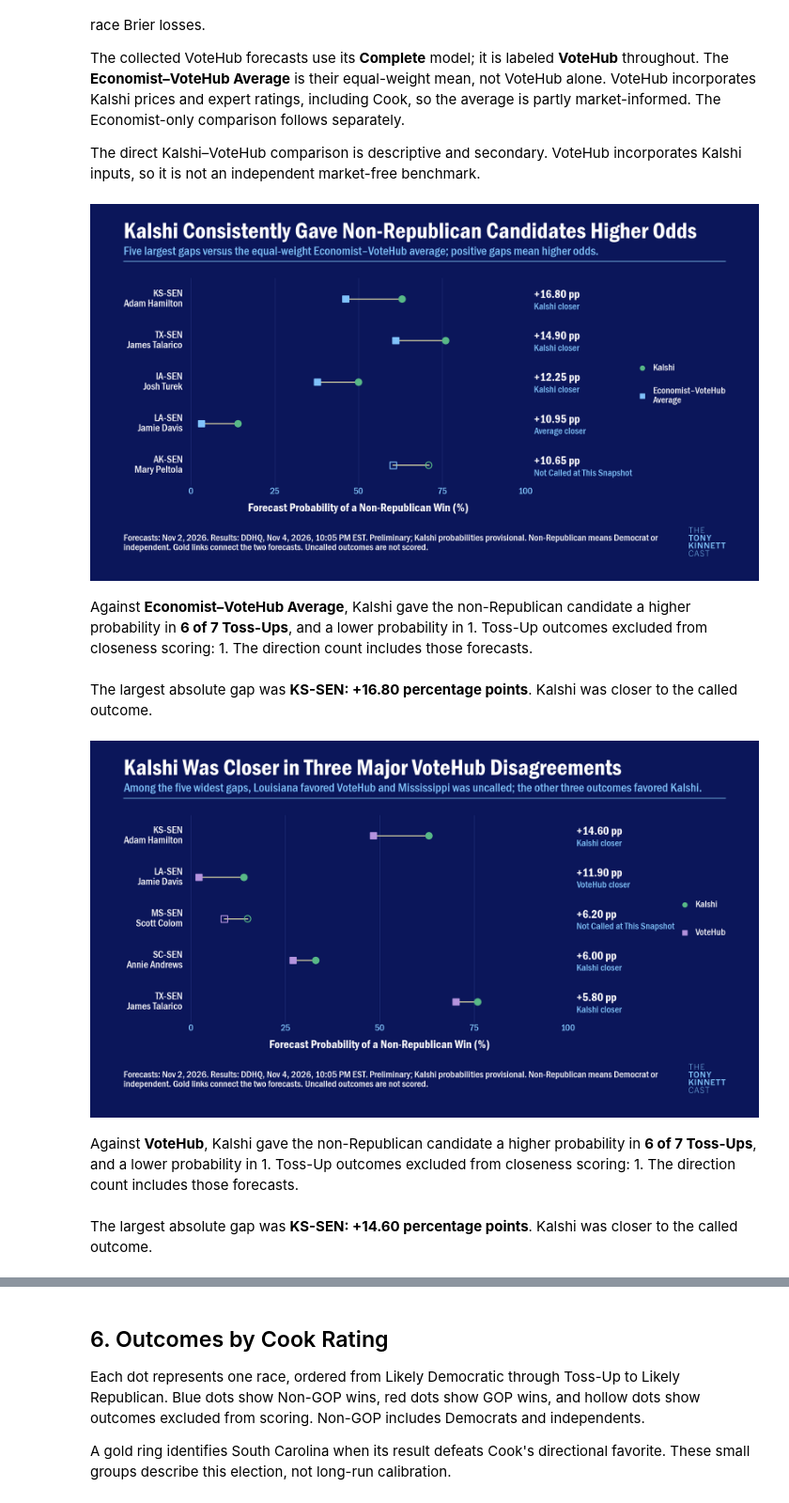
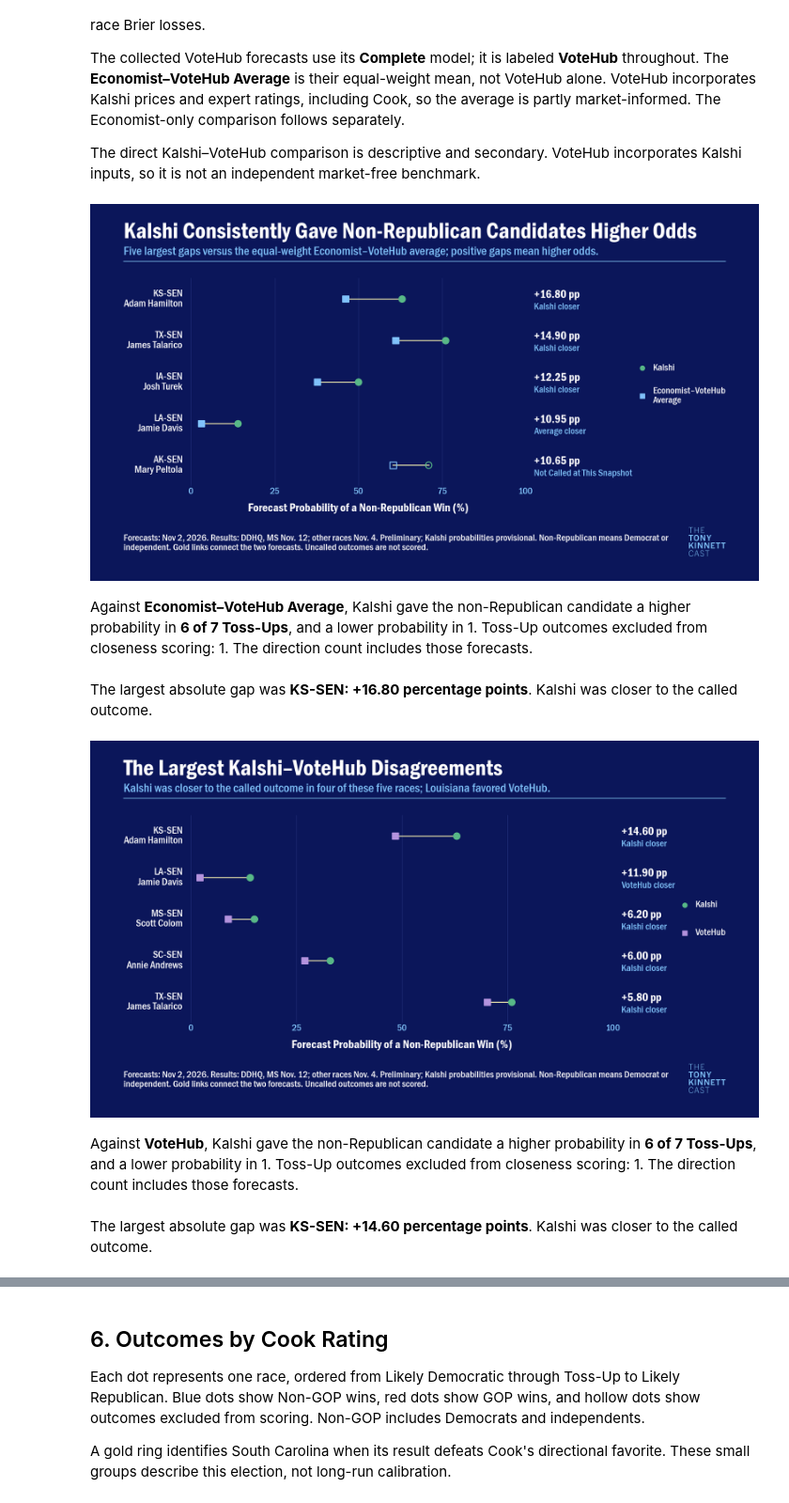
Before and after one commit to Daniel-Elmore/election-2026-markets-vs-forecasts, a Jupyter notebook: notebooks/01_congress_scorecard.ipynb, the cells around one changed output, grey strips where cells are left out. Shown at 94% size. Drawn from its saved outputs; the diff is of its cells as text; code cells hidden in the pictures.

Commit message:
Update November 12 results and refine analysis graphics

```diff
--- a/notebooks/01_congress_scorecard.ipynb
+++ b/notebooks/01_congress_scorecard.ipynb
@@ -79,7 +79,8 @@ def capture(chamber):
 def footer(detail, chamber='Senate', kalshi=True):
     status = 'SYNTHETIC TEST OUTCOMES — NOT ELECTION FINDINGS' if synthetic else 'Preliminary; Kalshi probabilities provisional' if kalshi else 'Preliminary'
     source = 'software fixture' if synthetic else 'DDHQ'
-    return f'Forecasts: Nov 2, 2026. Results: {source}, {capture(chamber)}. {status}. {detail}'
+    result_date = data.manifest.get('senate_result_label', capture(chamber)) if chamber == 'Senate' else capture(chamber)
+    return f'Forecasts: Nov 2, 2026. Results: {source}, {result_date}. {status}. {detail}'
 
 def text(cv, x, y, value, px=32, color='white', ha='left', role='body', va='center'):
     left, bottom, right, top = cv.plot_rect
@@ -130,6 +131,8 @@ def export_chart(cv, name, frame):
 say('**SYNTHETIC SOFTWARE FIXTURE — invented outcomes, not election findings.**' if synthetic else '**Preliminary results.** Only verified DDHQ calls are used for outcome comparisons.')
 say(f"**Forecasts:** November 2, 2026. **Senate capture:** {capture('Senate')}. **House capture:** {capture('House')}. **Snapshot:** `{snapshot_label}`.")
 say(f"**Coverage:** {int(senate.call_eligible.sum())} of {len(senate)} Senate races eligible; {int(select_sample(senate, 'non_solid').call_eligible.sum())} of {len(select_sample(senate, 'non_solid'))} races eligible among Cook's Likely, Lean and Toss-Up ratings. " + ('Excluded races: ' + ', '.join(senate.index[~senate.call_eligible]) + '.' if (~senate.call_eligible).any() else 'No Senate races are excluded.'))
+for qualification in data.manifest.get('qualifications', []):
+    print(qualification)
 save_table(pd.DataFrame([metadata]), 'snapshot')
 save_table(
     senate.loc[
@@ -403,9 +414,11 @@ if len(comparison):
     pages = (len(comparison) + 7) // 8
     for page in range(pages):
         frame = comparison.iloc[page * 8:(page + 1) * 8]
-        shared_surprise = all((winner_probs[source].idxmin() == 'SC-SEN' for source in comparison_sources))
+        lowest_races = [winner_probs[source].idxmin() for source in comparison_sources]
+        shared_surprise = len(set(lowest_races)) == 1
+        surprise_race = lowest_races[0] if shared_surprise else None
         cv = make_canvas(
-            "South Carolina Was Everyone's Biggest Surprise" if shared_surprise else 'The Biggest Surprises Across the Forecasts',
+            f"{winner_probs.loc[surprise_race, 'winner']} Was Every Source's Biggest Surprise" if shared_surprise else 'The Biggest Surprises Across the Forecasts',
             subtitle='Each percentage is the chance a source gave the eventual winner; lower means a bigger surprise.' + (f' Page {page + 1}/{pages}.' if pages > 1 else ''),
             source=footer(f"Winners from each source's five lowest probabilities, including ties, among {len(winner_probs)} eligible races. Cook is excluded."),
         )
@@ -433,8 +446,8 @@ if len(comparison):
         rule(cv, 0.89)
         row_positions = np.linspace(0.8, 0.06, len(frame)) if len(frame) > 1 else [0.5]
         for index, (y, row) in enumerate(zip(row_positions, frame.itertuples(index=False))):
-            is_sc = row.race_id == 'SC-SEN'
-            if is_sc:
+            is_shared_surprise = row.race_id == surprise_race
+            if is_shared_surprise:
                 x0, y0, x1, y1 = cv.plot_rect
                 row_top = 0.89 - 6 * cv.scale / (y1 - y0) if index == 0 else (row_positions[index - 1] + y) / 2
                 row_bottom = 0 if index == len(frame) - 1 else (y + row_positions[index + 1]) / 2
@@ -462,7 +475,7 @@ if len(comparison):
                     zorder=0.2,
                 ))
             text(cv, 0.015, y, row.race_id, px=32, role='emphasis')
-            text(cv, 0.14, y, row.winner, px=32, role='emphasis' if is_sc else 'body')
+            text(cv, 0.14, y, row.winner, px=32, role='emphasis' if is_shared_surprise else 'body')
             for x, source in zip(xs, comparison_sources):
                 value = float(frame.loc[frame.race_id.eq(row.race_id), source].iloc[0])
                 text(
@@ -472,13 +485,13 @@ if len(comparison):
                     f'{value:.1%}',
                     px=38,
                     ha='right',
-                    color=GOLD if is_sc else 'white',
-                    role='emphasis' if is_sc else 'body',
+                    color=GOLD if is_shared_surprise else 'white',
+                    role='emphasis' if is_shared_surprise else 'body',
                 )
         stem = '03-biggest-surprises' + (f'-{page + 1:02d}' if pages > 1 else '')
         layout_checks[stem] = {
             'source_underlines': underline_checks,
-            'south_carolina_box': bool(frame.race_id.eq('SC-SEN').any()),
+            'shared_surprise_box': bool(frame.race_id.eq(surprise_race).any()),
         }
         export_chart(cv, stem, frame)
     worst = lowest_with_ties(winner_probs, 'Kalshi').iloc[0]
@@ -542,19 +555,15 @@ for reference, label, stem in comparisons:
         title = 'Kalshi Consistently Gave Non-Republican Candidates Higher Odds'
         subtitle = 'Five largest gaps versus the equal-weight Economist–VoteHub average; positive gaps mean higher odds.'
     elif label == 'VoteHub':
-        current_pattern = len(evaluated) == 4 and evaluated.closer.eq('Kalshi').sum() == 3 and (evaluated.loc[
-            evaluated.closer.eq('VoteHub'),
-            'race_id',
-        ].tolist() == ['LA-SEN']) and (frame.loc[~frame.eligible, 'race_id'].tolist() == ['MS-SEN']) and (senate.loc['MS-SEN', 'result_call_status'] in ('pending', 'unverified'))
-        title = 'Kalshi Was Closer in Three Major VoteHub Disagreements' if current_pattern else 'The Largest Kalshi–VoteHub Disagreements'
-        subtitle = 'Among the five widest gaps, Louisiana favored VoteHub and Mississippi was uncalled; the other three outcomes favored Kalshi.' if current_pattern else 'Five largest probability gaps against VoteHub; outcome closeness is assessed only for eligible races.'
+        current_pattern = len(evaluated) == len(frame) == 5 and evaluated.closer.eq('Kalshi').sum() == 4 and (
+            evaluated.loc[evaluated.closer.eq('VoteHub'), 'race_id'].tolist() == ['LA-SEN'])
+        title = 'The Largest Kalshi–VoteHub Disagreements'
+        subtitle = 'Kalshi was closer to the called outcome in four of these five races; Louisiana favored VoteHub.' if current_pattern else 'Five largest probability gaps against VoteHub; outcome closeness is assessed only for eligible races.'
     else:
-        current_pattern = len(evaluated) == 5 and evaluated.closer.eq('Kalshi').sum() == 4 and (evaluated.loc[
-            evaluated.closer.ne('Kalshi'),
-            'race_id',
-        ].tolist() == ['NE-SEN'])
-        title = 'Kalshi Was Closer in Four of Five Major Disagreements' if current_pattern else 'The Largest Kalshi–Economist Disagreements'
-        subtitle = 'Nebraska was the lone exception favoring The Economist among the five races with the widest probability gaps.' if current_pattern else 'Five largest probability gaps; closeness is assessed only for eligible outcomes.'
+        current_pattern = len(evaluated) == len(frame) == 5 and evaluated.closer.eq('Kalshi').sum() == 4 and (
+            evaluated.loc[evaluated.closer.eq('Economist'), 'race_id'].tolist() == ['NE-SEN'])
+        title = 'The Largest Kalshi-Economist Disagreements'
+        subtitle = 'Kalshi was closer to the called outcome in four of these five races; Nebraska favored The Economist.' if current_pattern else 'Five largest probability gaps; closeness is assessed only for eligible outcomes.'
     cv = make_canvas(
         title,
         subtitle=subtitle,
@@ -657,33 +666,33 @@ for reference, label, stem in comparisons:
             (100, i),
             xytext=(gap * .72, -17),
             textcoords='offset points',
             ha='left',
             va='center',
             color=BLUE,
             fontproperties=cv.fp('body'),
             fontsize=20.2,
         )
     ax.set(
         xlim=(0, 100),
         ylim=(len(frame) - 0.5, -0.5),
         yticks=[],
         xticks=[0, 25, 50, 75, 100],
         xlabel='Forecast Probability of a Non-Republican Win (%)',
     )
     ax.xaxis.grid(True, color='#2A3A86')
     ax.set_axisbelow(True)
     layout_checks[stem] = {'connector_colors': [line.get_color() for line in ax.lines], 'plot_left_px': ax.get_position().x0 * cv.W, 'plot_right_px': ax.get_position().x1 * cv.W, 'legend_right_rail': True, 'legend_center_px': legend_center, 'column_gap_px': gap, 'label_width_px': label_width, 'result_width_px': result_width, 'legend_width_px': legend_width, 'composition_bounds_px': [x0, x1], 'legend_label_bounds': [list(t.get_window_extent(cv.fig.canvas.get_renderer()).bounds) for t in legend_labels]}
     export_chart(cv, stem, frame)
     toss = rows[rows.cook_rating.eq('Toss-Up')]
     above = int(toss.gap_pp.gt(1e-10).sum())
     below = int(toss.gap_pp.lt(-1e-10).sum())
     say(f'Against **{comparator}**, Kalshi gave the non-Republican candidate a higher probability in **{above} of {len(toss)} Toss-Ups**, and a lower probability in {below}. Toss-Up outcomes excluded from closeness scoring: {int((~toss.eligible).sum())}. The direction count includes those forecasts.')
     top = frame.iloc[0]
     say(f'The largest absolute gap was **{top.race_id}: {top.gap_pp:+.2f} percentage points**. ' + (f"{('The Economist' if top.closer == 'Economist' else top.closer)} was closer to the called outcome." if top.eligible and top.closer != 'Tie' else 'The forecasts had equal loss.' if top.eligible else 'Its outcome is not eligible for scoring.'))
 # %% [output]
 [figure]
 Against **Economist–VoteHub Average**, Kalshi gave the non-Republican candidate a higher probability in **6 of 7 Toss-Ups**, and a lower probability in 1. Toss-Up outcomes excluded from closeness scoring: 1. The direction count includes those forecasts.
 The largest absolute gap was **KS-SEN: +16.80 percentage points**. Kalshi was closer to the called outcome.
-[figure, old version]
+[figure, new version]
 Against **VoteHub**, Kalshi gave the non-Republican candidate a higher probability in **6 of 7 Toss-Ups**, and a lower probability in 1. Toss-Up outcomes excluded from closeness scoring: 1. The direction count includes those forecasts.
 The largest absolute gap was **KS-SEN: +14.60 percentage points**. Kalshi was closer to the called outcome.
```
Also changed, not shown: parts of 9 cells of this notebook, 53 other files.
